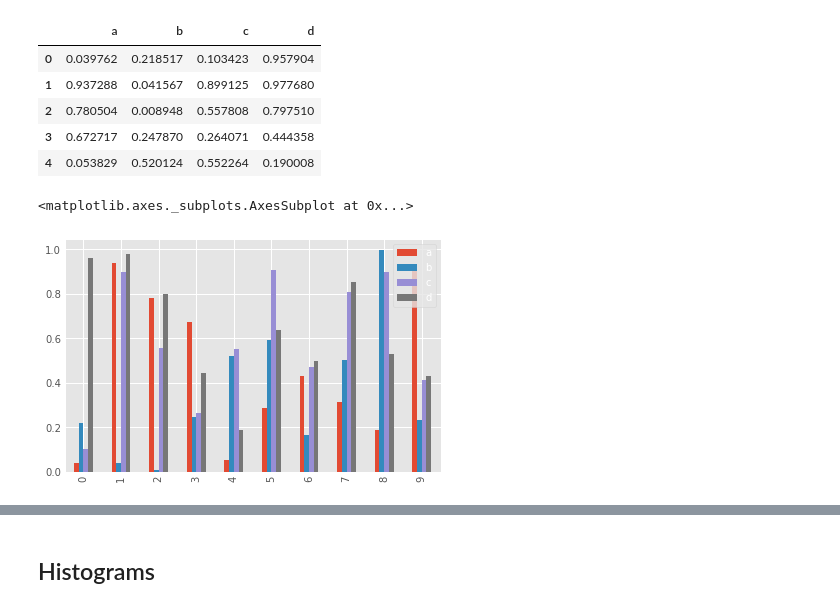
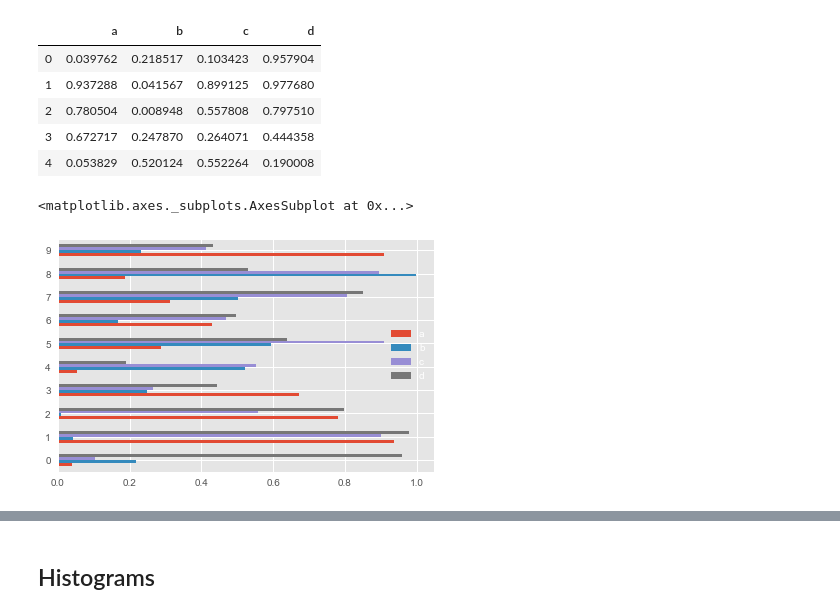
Before and after one commit to harryyifei/Python-Finance, a Jupyter notebook: 04-Visualization-Matplotlib-Pandas/04-02-Pandas Visualization/Pandas Built-in Data Visualization.ipynb, the cells around one changed output, grey strips where cells are left out. Saved outputs shown, nothing was run; the diff lists cells and outputs as text; code cells hidden in the pictures.

```diff
--- a/04-Visualization-Matplotlib-Pandas/04-02-Pandas Visualization/Pandas Built-in Data Visualization.ipynb
+++ b/04-Visualization-Matplotlib-Pandas/04-02-Pandas Visualization/Pandas Built-in Data Visualization.ipynb
@@ -138,10 +174,10 @@ df2.head()
 | 3 | 0.672717 | 0.247870 | 0.264071 | 0.444358 |
 | 4 | 0.053829 | 0.520124 | 0.552264 | 0.190008 |
 # %%
-df2.plot.bar()
+df2.plot.barh()
 # %% [output]
 <matplotlib.axes._subplots.AxesSubplot at 0x...>
-[figure, old version]
+[figure, new version]
 # %%
 df2.plot.bar(stacked=True)
 # %% [output]
```
Also changed, not shown: parts of 20 cells of this notebook.
